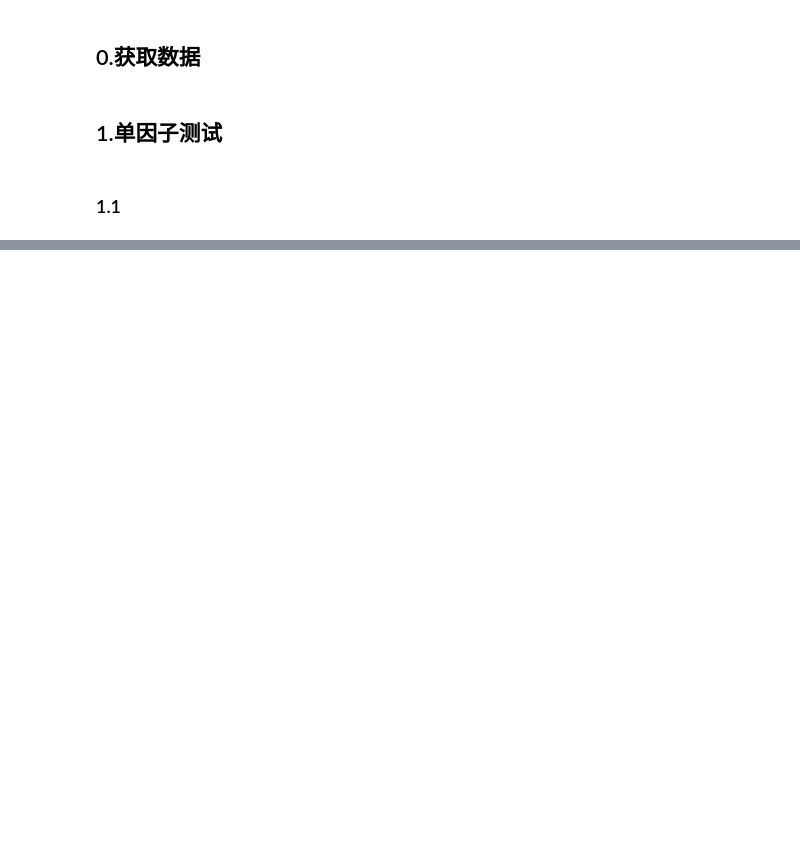
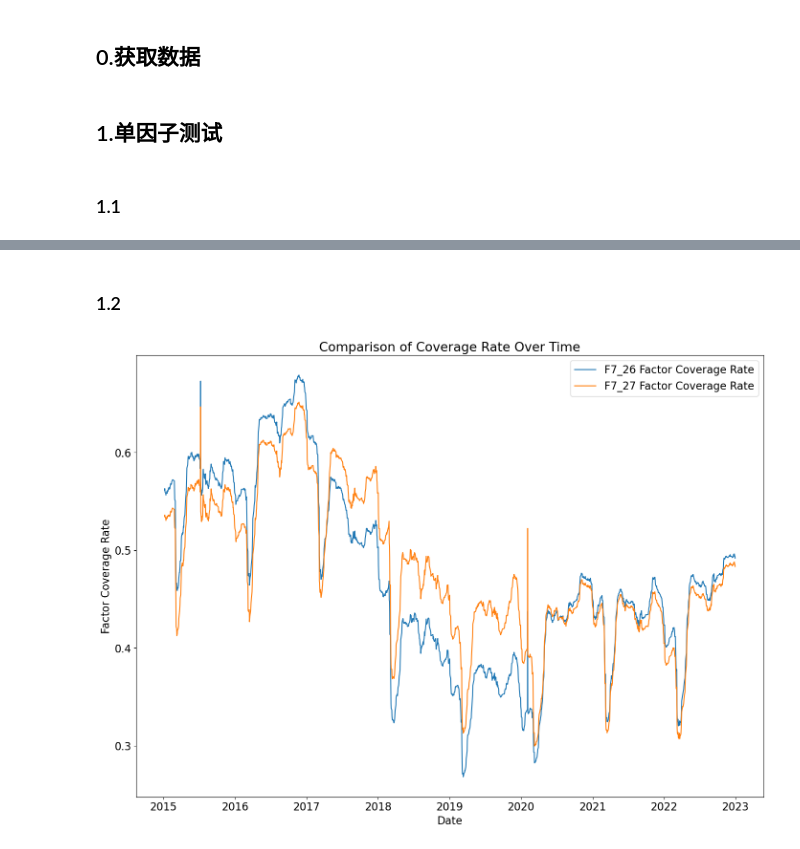
Before and after one commit to alaiazz/t1derivative, a Jupyter notebook: tasks_test.ipynb, the cells around one changed output, grey strips where cells are left out. Cells and saved outputs as stored; diff of their text form; code cells hidden in the pictures; blank space fills up the shorter version.

```diff
--- a/tasks_test.ipynb
+++ b/tasks_test.ipynb
@@ -62,0 +89,6 @@ display(factor26.eval_combined(test1))
+# %% [markdown]
+### 1.2
+# %%
+t1.factor_coverage_rate_plot(output = False)
+# %% [output]
+[figure, added]
```
Also changed, not shown: parts of 29 cells of this notebook, 5 other files.
